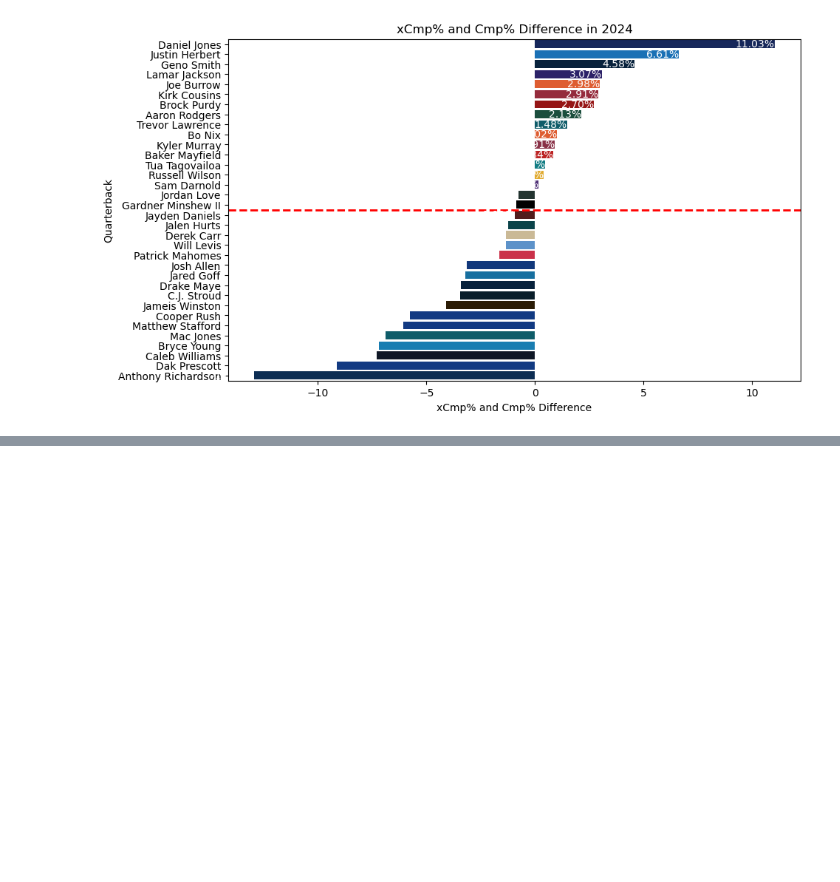
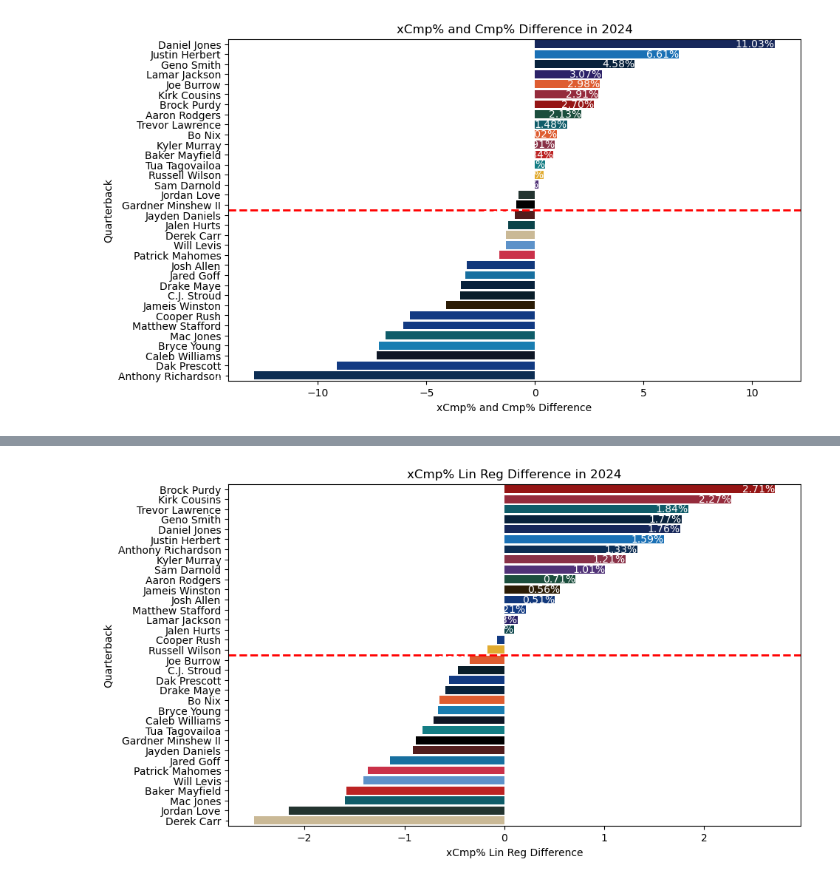
Before and after one commit to Stat-Wars/xCmp, a Jupyter notebook: xCmp.ipynb, the cells around one changed output, grey strips where cells are left out. Cells and saved outputs as stored; diff of their text form; code cells hidden in the pictures; blank space fills up the shorter version.

```diff
--- a/xCmp.ipynb
+++ b/xCmp.ipynb
@@ -211 +297,7 @@ cmpDiff24 = statGrapher(data[24], 'cmpPctDiff', 'xCmp% and Cmp% Difference')
+# %%
+# 2024 xCmp% based on model
+
+xCmp24LinRegPctDiff = statGrapher(data24, 'xCmpPctModelDiff', 'xCmp% Lin Reg Difference')
+# %% [output]
+[figure, added]
 # %%
```
Also changed, not shown: parts of 18 cells of this notebook.
